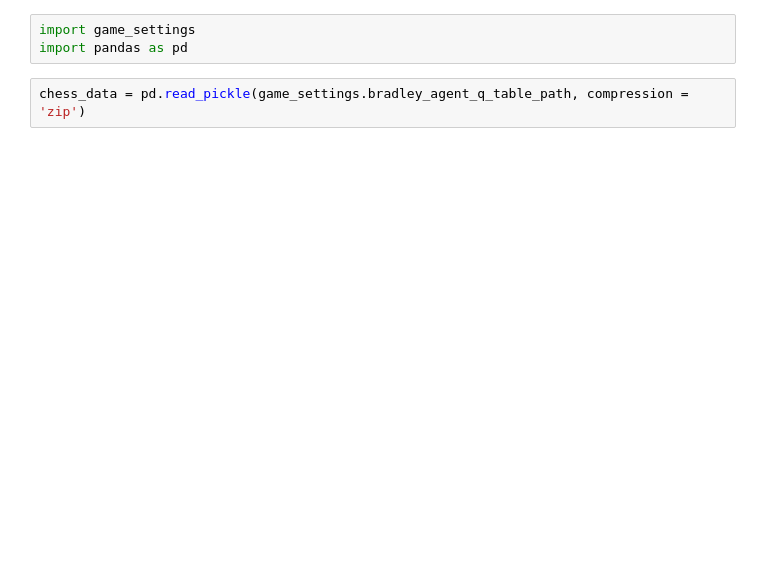
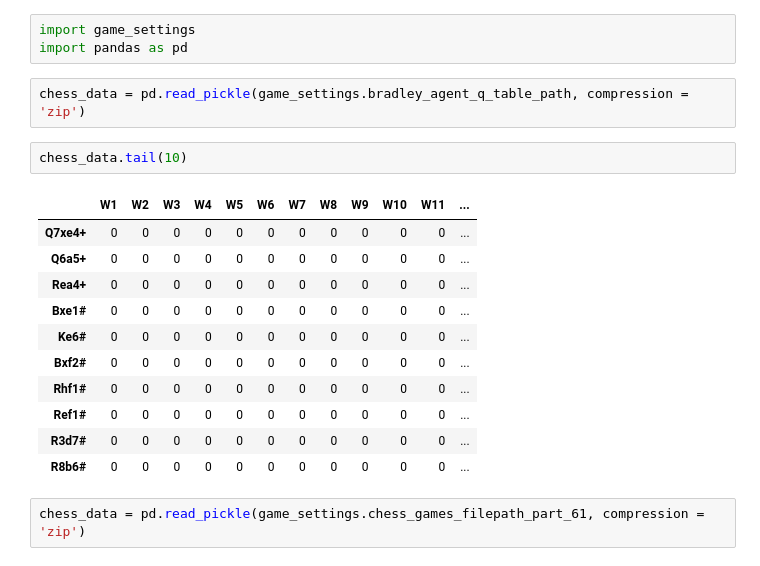
Before and after one commit to Abe-Borg/BradleyChess, a Jupyter notebook: src/Misc Code Testing.ipynb, the cells around one changed output. Cells and saved outputs as stored; diff of their text form; blank space fills up the shorter version.

```diff
--- a/src/Misc Code Testing.ipynb
+++ b/src/Misc Code Testing.ipynb
@@ -3,4 +3,20 @@ import game_settings
 import pandas as pd
 # %%
 chess_data = pd.read_pickle(game_settings.bradley_agent_q_table_path, compression = 'zip')
+# %%
+chess_data.tail(10)
+# %% [output]
+|  | W1 | W2 | W3 | W4 | W5 | W6 | W7 | W8 | W9 | W10 | W11 | ... |
+| Q7xe4+ | 0 | 0 | 0 | 0 | 0 | 0 | 0 | 0 | 0 | 0 | 0 | ... |
+| Q6a5+ | 0 | 0 | 0 | 0 | 0 | 0 | 0 | 0 | 0 | 0 | 0 | ... |
+| Rea4+ | 0 | 0 | 0 | 0 | 0 | 0 | 0 | 0 | 0 | 0 | 0 | ... |
+| Bxe1# | 0 | 0 | 0 | 0 | 0 | 0 | 0 | 0 | 0 | 0 | 0 | ... |
+| Ke6# | 0 | 0 | 0 | 0 | 0 | 0 | 0 | 0 | 0 | 0 | 0 | ... |
+| Bxf2# | 0 | 0 | 0 | 0 | 0 | 0 | 0 | 0 | 0 | 0 | 0 | ... |
+| Rhf1# | 0 | 0 | 0 | 0 | 0 | 0 | 0 | 0 | 0 | 0 | 0 | ... |
+| Ref1# | 0 | 0 | 0 | 0 | 0 | 0 | 0 | 0 | 0 | 0 | 0 | ... |
+| R3d7# | 0 | 0 | 0 | 0 | 0 | 0 | 0 | 0 | 0 | 0 | 0 | ... |
+| R8b6# | 0 | 0 | 0 | 0 | 0 | 0 | 0 | 0 | 0 | 0 | 0 | ... |
+# %%
+chess_data = pd.read_pickle(game_settings.chess_games_filepath_part_61, compression = 'zip')
 # %%
```
Also changed, not shown: parts of 2 cells of this notebook, 5 other files.
